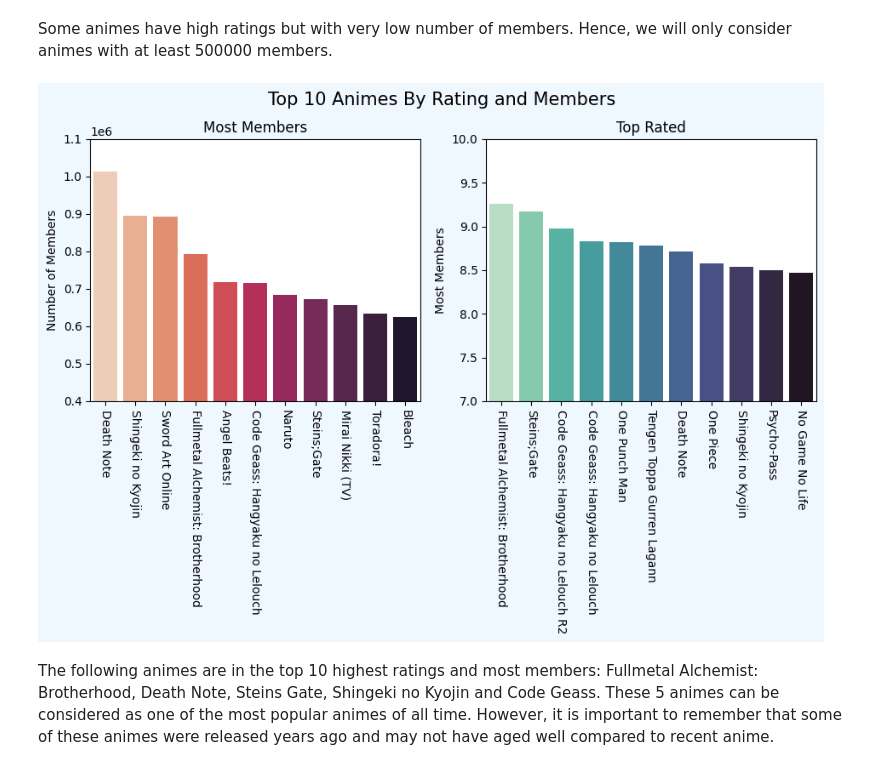
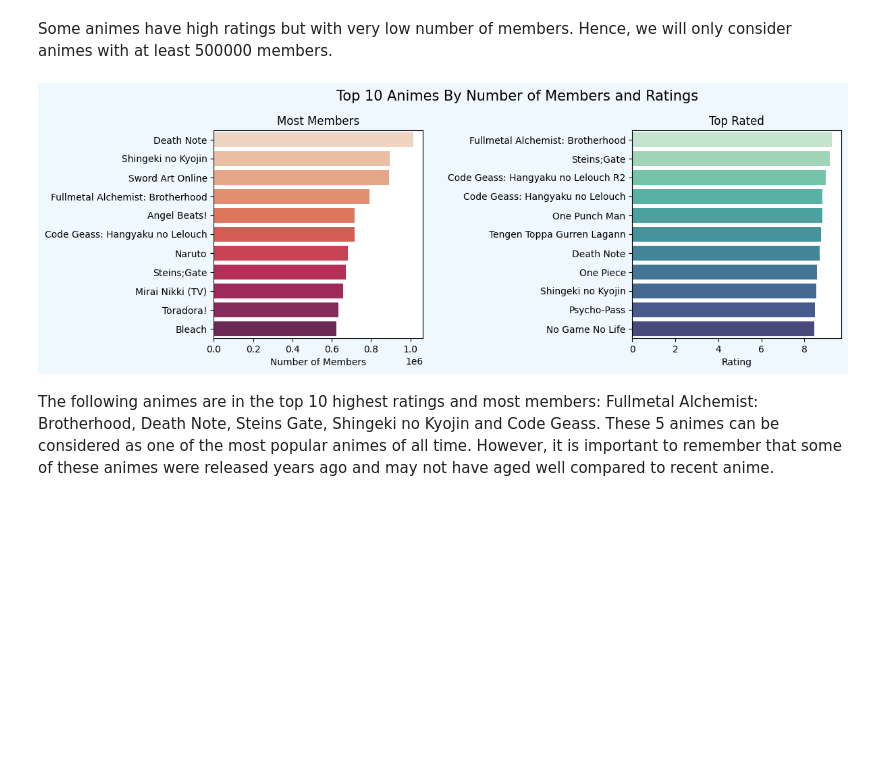
Before and after one commit to LouisThong15/Data-Analysis-Projects, a Jupyter notebook: Anime Analysis/Anime Dataset Data Analysis.ipynb, the cells around one changed output. Drawn from its saved outputs; the diff is of its cells as text; code cells hidden in the pictures; blank space fills up the shorter version.

```diff
--- a/Anime Analysis/Anime Dataset Data Analysis.ipynb
+++ b/Anime Analysis/Anime Dataset Data Analysis.ipynb
@@ -289,27 +289,28 @@ popular_anime_rating.head(10)
 Some animes have high ratings but with very low number of members. Hence, we will only consider animes with at least 500000 members.
 # %%
 # PLotting bar charts for top rated animes with most members
-fig = plt.figure(facecolor = 'aliceblue', figsize = (11, 4))
-fig.suptitle("Top 10 Animes By Rating and Members", fontsize = 15, y = 1.02)
+fig = plt.figure(facecolor = 'aliceblue', figsize = (12, 4))
+fig.suptitle("Top 10 Animes By Number of Members and Ratings", fontsize = 15, y = 1.03)
+plt.subplots_adjust(wspace = 1,hspace = 2)
 
 plt.subplot(1,2,1)
-sns.barplot(x = anime_members.name[0:11], y = anime_members.members[0:11], palette= 'rocket_r')
-plt.xlabel('')
-plt.ylabel('Number of Members')
+sns.barplot(y = anime_members.name[0:11], x = anime_members.members[0:11], palette= sns.color_palette("rocket_r", 15))
+plt.ylabel('')
+plt.xlabel('Number of Members')
 plt.title('Most Members')
-plt.xticks(rotation = -90)
-plt.ylim(400000,1100000)
+# plt.xticks(rotation = -90)
+# plt.ylim(400000,1100000)
 
 plt.subplot(1,2,2)
-sns.barplot(x = popular_anime_rating.name[0:11], y = popular_anime_rating.rating[0:11], palette = 'mako_r')
-plt.xlabel('')
-plt.ylabel('Most Members')
+sns.barplot(y = popular_anime_rating.name[0:11], x = popular_anime_rating.rating[0:11], palette = sns.color_palette("mako_r", 15))
+plt.ylabel('')
+plt.xlabel('Rating')
 plt.title('Top Rated')
-plt.xticks(rotation = -90)
-plt.ylim(7,10)
+# plt.xticks(rotation = -90)
+# plt.ylim(7,10)
 plt.show()
 # %% [output]
-[figure, old version]
+[figure, new version]
 # %% [markdown]
 The following animes are in the top 10 highest ratings and most members: Fullmetal Alchemist: Brotherhood, Death Note, Steins Gate, Shingeki no Kyojin and Code Geass. These 5 animes can be considered as one of the most popular animes of all time. However, it is important to remember that some of these animes were released years ago and may not have aged well compared to recent anime.
 # %% [markdown]
```
Also changed, not shown: parts of 5 cells of this notebook.
